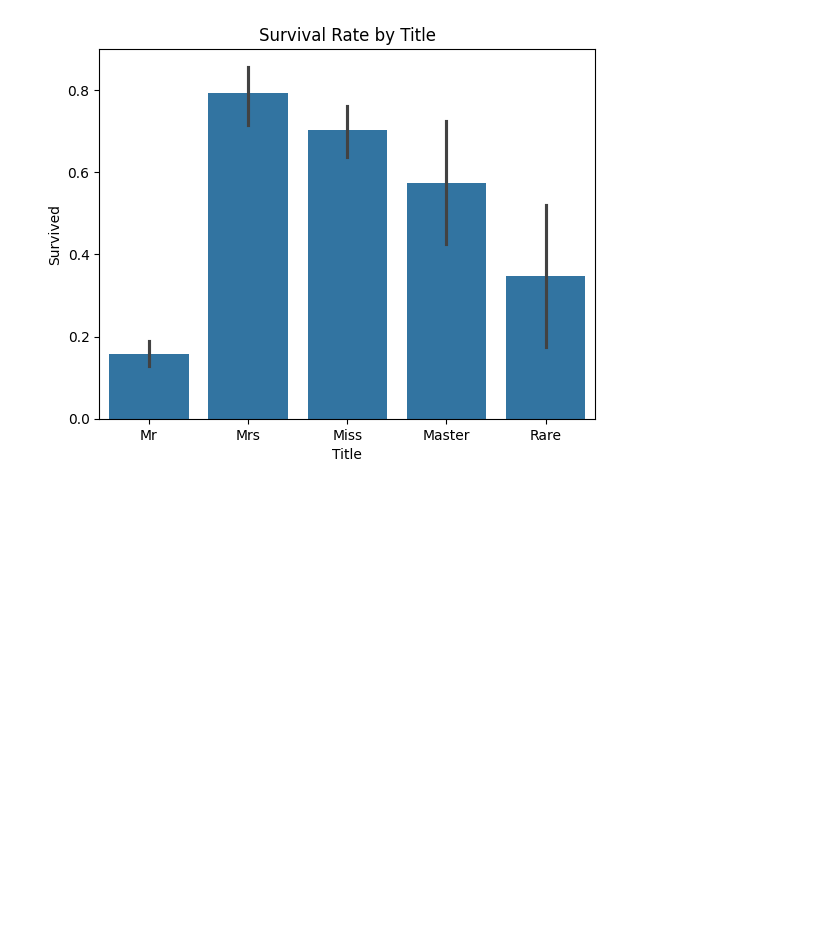
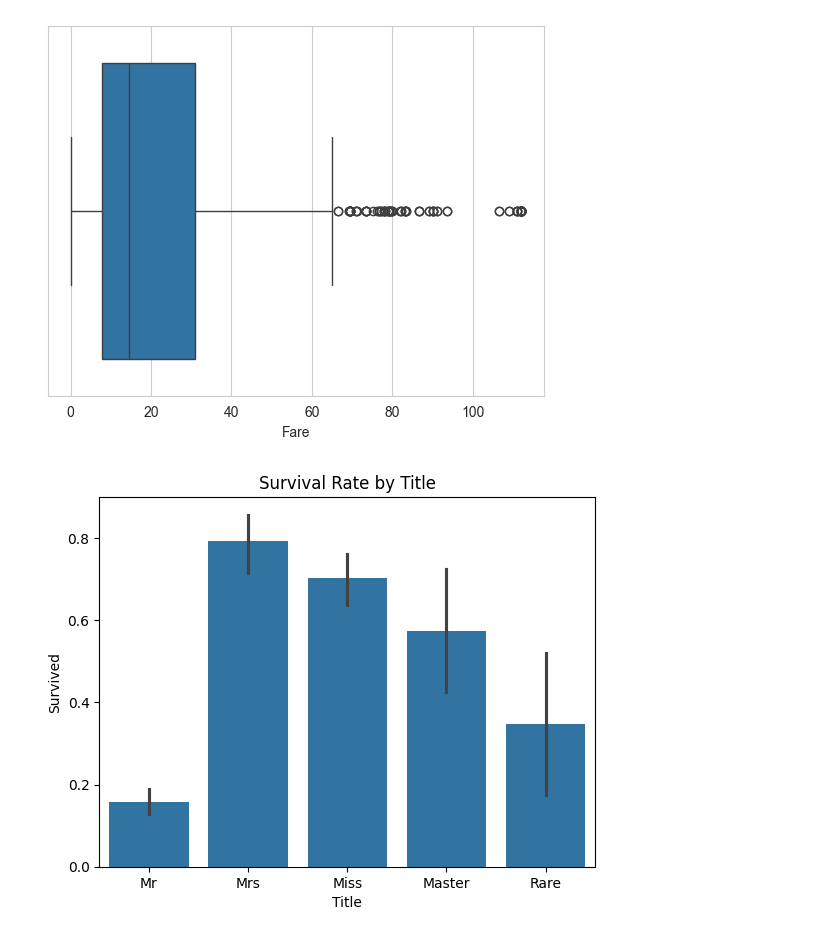
Before and after one commit to cess-dev/Titanic_Survival, a Jupyter notebook: notebooks/Titanic_Feature_Engineering.ipynb, the cells around one changed output. Drawn from its saved outputs; the diff is of its cells as text; code cells hidden in the pictures; blank space fills up the shorter version.

```diff
--- a/notebooks/Titanic_Feature_Engineering.ipynb
+++ b/notebooks/Titanic_Feature_Engineering.ipynb
@@ -13,0 +112,6 @@ df = pd.read_csv('../data/train.csv')
+# %%
+#Visualizing fare and age
+sns.boxplot(x=df["Fare"])
+plt.show()
+# %% [output]
+[figure, added]
```
Also changed, not shown: parts of 14 cells of this notebook, 6 other files.
